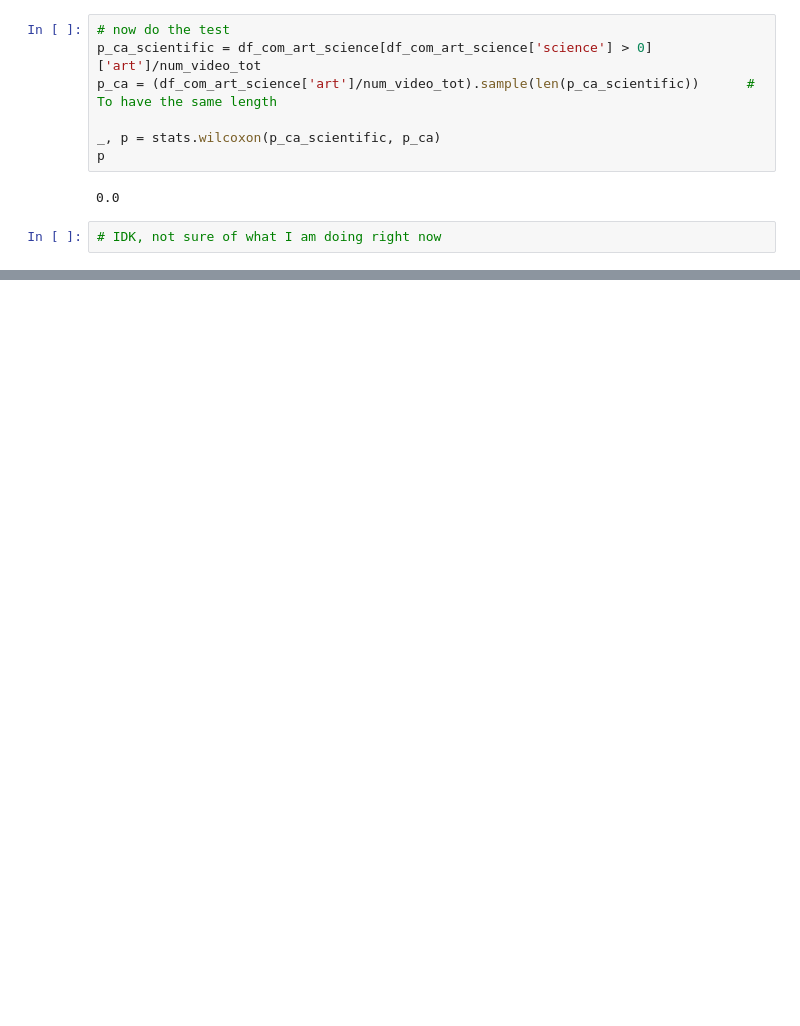
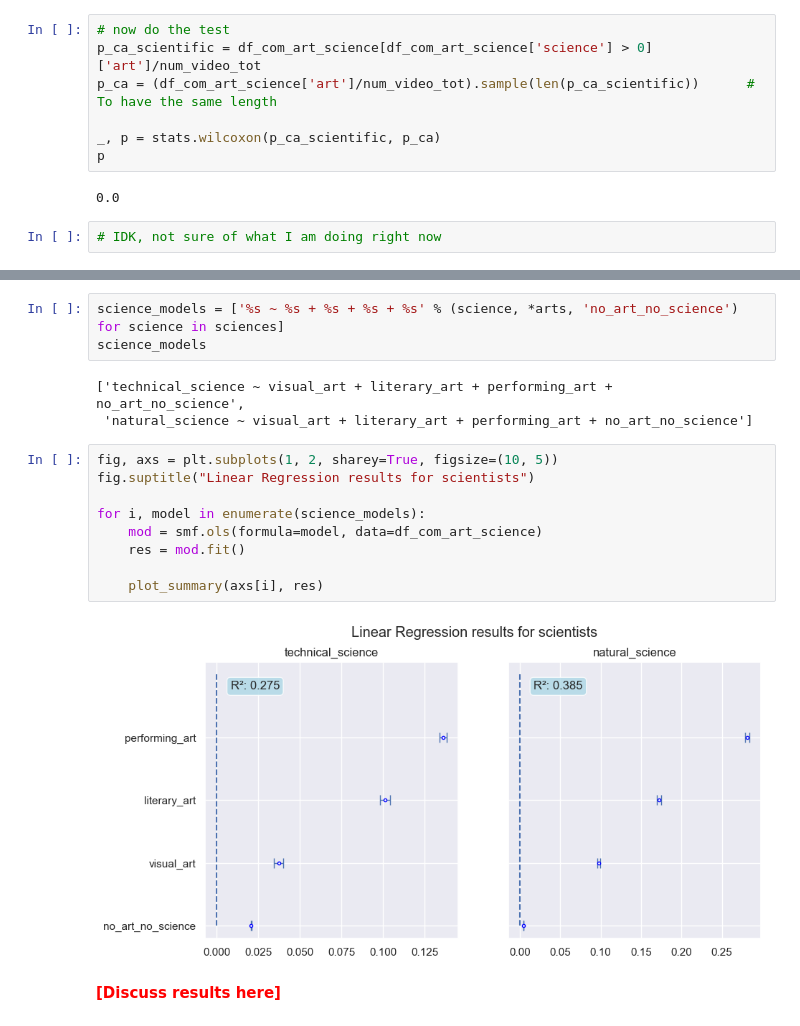
Before and after one commit to epfl-ada/ada-2022-project-geksada, a Jupyter notebook: Milestone 3.ipynb, the cells around one changed output, grey strips where cells are left out. Drawn from its saved outputs; the diff is of its cells as text; blank space fills up the shorter version.

```diff
--- a/Milestone 3.ipynb
+++ b/Milestone 3.ipynb
@@ -1058,0 +1092,19 @@ plot_coefs(ax, regression_result=res)
+# %%
+science_models = ['%s ~ %s + %s + %s + %s' % (science, *arts, 'no_art_no_science')  for science in sciences]
+science_models
+# %% [output]
+['technical_science ~ visual_art + literary_art + performing_art + no_art_no_science',
+ 'natural_science ~ visual_art + literary_art + performing_art + no_art_no_science']
+# %%
+fig, axs = plt.subplots(1, 2, sharey=True, figsize=(10, 5))
+fig.suptitle("Linear Regression results for scientists")
+
+for i, model in enumerate(science_models):
+    mod = smf.ols(formula=model, data=df_com_art_science)
+    res = mod.fit()
+
+    plot_summary(axs[i], res)
+# %% [output]
+[figure, added]
+# %% [markdown]
+**<span style='color:red'>[Discuss results here]</span>**
```
Also changed, not shown: parts of 40 cells of this notebook.
